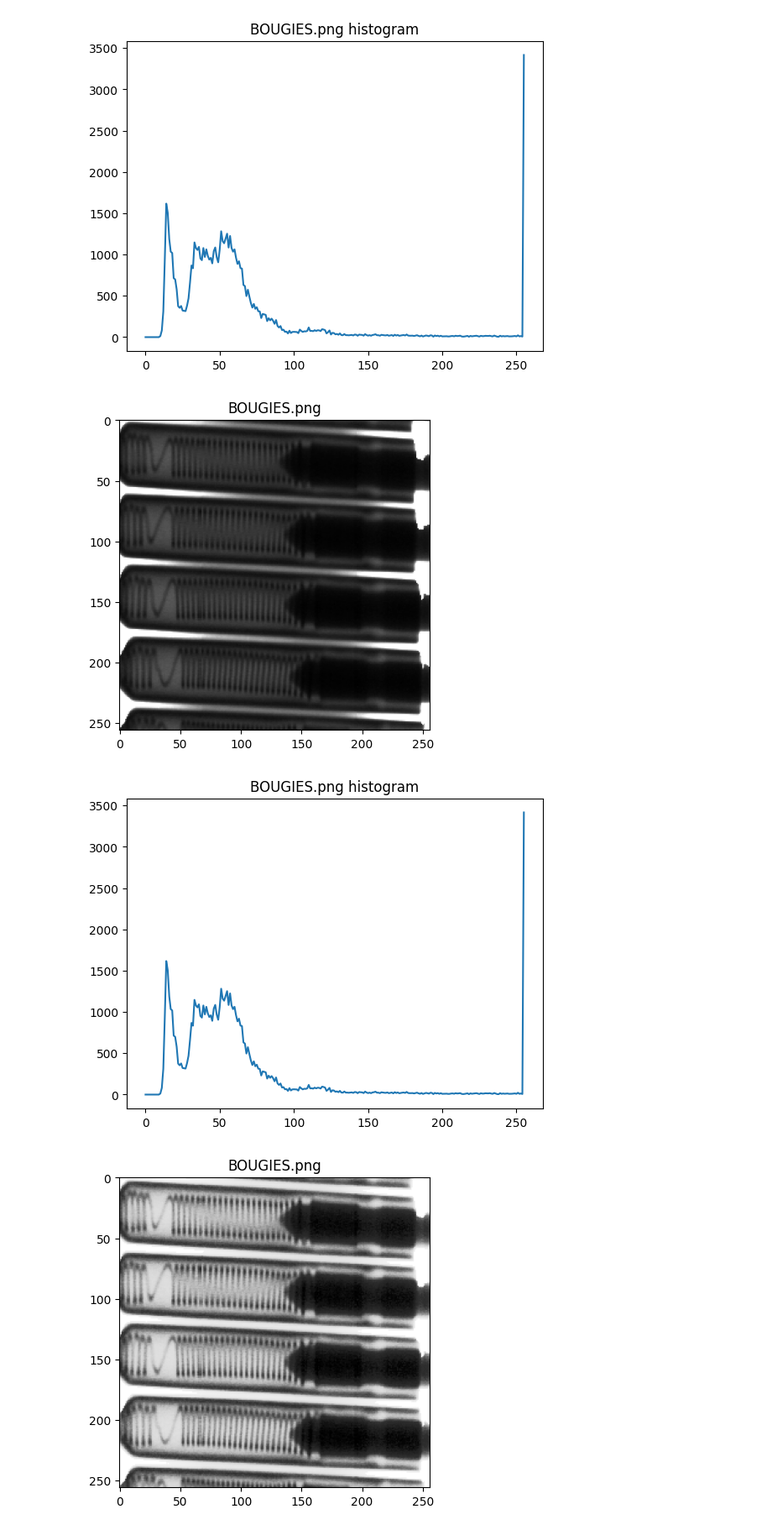
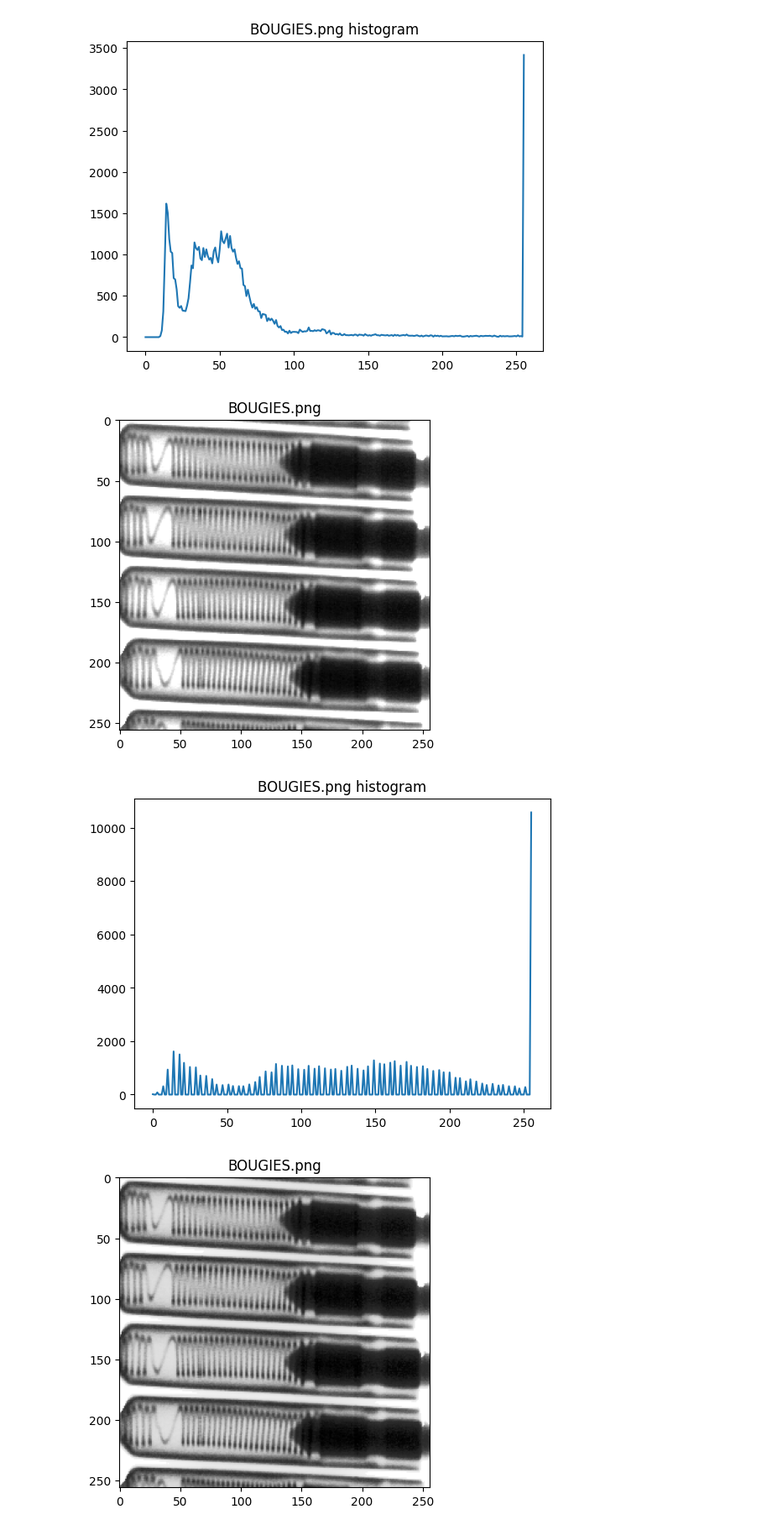
Before and after one commit to MISIS4825-IMAGENES-Y-VISION/Taller2, a Jupyter notebook: Taller2.ipynb, the cells around one changed output. Shown at 84% size. Saved outputs shown, nothing was run; the diff lists cells and outputs as text; code cells hidden in the pictures.

```diff
--- a/Taller2.ipynb
+++ b/Taller2.ipynb
@@ -153,24 +153,22 @@ for path in img_3:
 # %%
 for path in img_3:
     img = cv.imread(path, cv.IMREAD_GRAYSCALE)
 
     img = exposure.rescale_intensity(
-        img, in_range=(10, 255), out_range=(0, 255)
+        img, in_range=(10, 80), out_range=(0, 255)
     ).astype(np.uint8)
-
 
     plt.imshow(img, cmap="gray")
     plt.title(path.name)
     plt.show()
 
-    img = cv.imread(path, cv.IMREAD_GRAYSCALE)
     hist = cv.calcHist([img], [0], None, [256], [0, 256])
     plt.plot(hist)
     plt.title(f"{path.name} histogram")
     plt.show()
 # %% [output]
-[figure, old version]
+[figure, new version]
-[figure, old version]
+[figure, new version]
 # %%
 for path in img_3:
     img = cv.imread(path, cv.IMREAD_GRAYSCALE)
```
Also changed, not shown: parts of 1 cell of this notebook.
